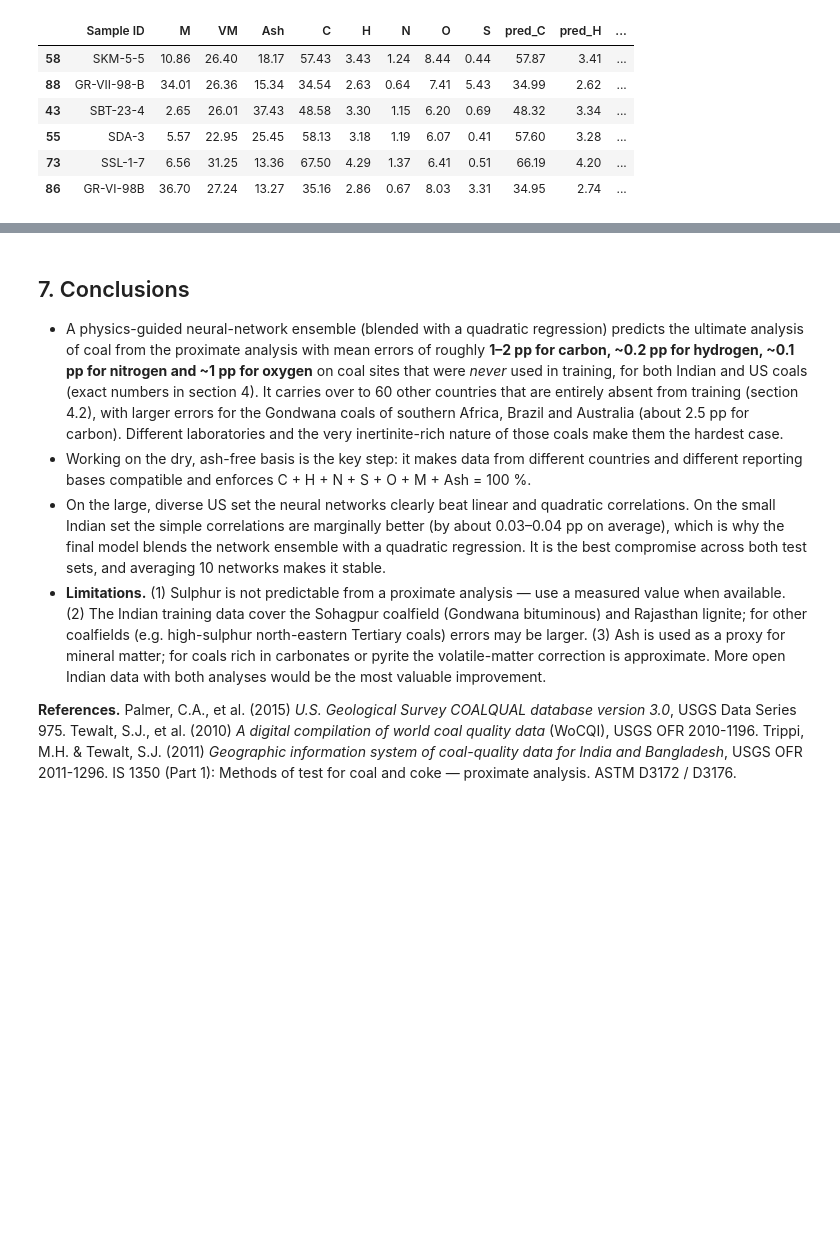
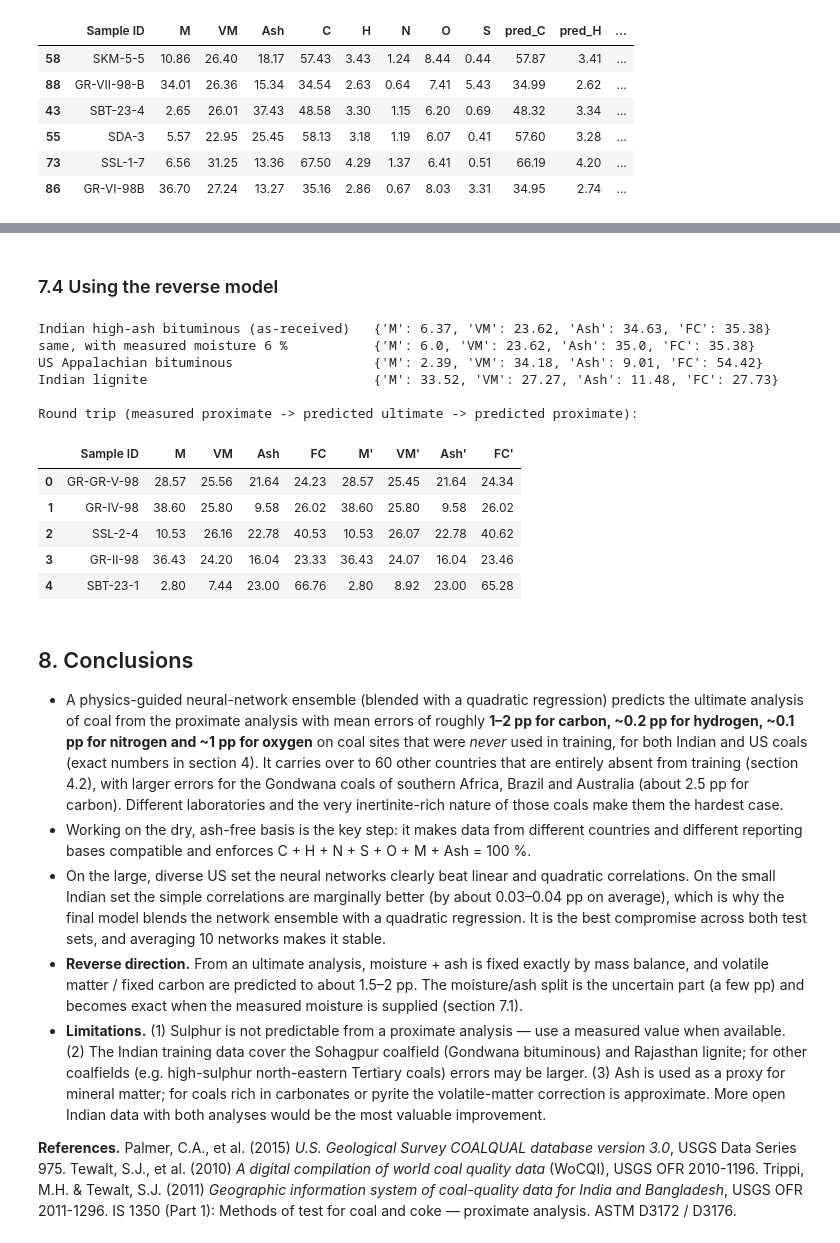
Before and after one commit to chemtrailsx/coal-ultimate-predictor, a Jupyter notebook: Coal_Proximate_to_Ultimate_Model.ipynb, the cells around one changed output, grey strips where cells are left out. Drawn from its saved outputs; the diff is of its cells as text; code cells hidden in the pictures; blank space fills up the shorter version.

```diff
--- a/Coal_Proximate_to_Ultimate_Model.ipynb
+++ b/Coal_Proximate_to_Ultimate_Model.ipynb
@@ -483,0 +647,6 @@ cmp
+# %%
+ext_vm = NNEnsemble(*REV["VM"][2:4], fx=rev_vm_x, fy=rev_vm_y).fit(rev_training_set("VM", us, ind))
+P = to_proximate(world, ext_vm.predict_daf(world), M_known=world.M.values)
+e = np.abs(P - world[["M", "VM", "Ash", "FC"]].values).mean(axis=0)
+print(f"World inventory (n={len(world)}, never used for the VM model), moisture given:  VM MAE {e[1]:.3f} pp | FC MAE {e[3]:.3f} pp")
+REV_EXT = {"VM": e[1], "FC": e[3]}
@@ -484,9 +698,47 @@ cmp
+# %% [markdown]
+### 7.4 Using the reverse model
+# %%
+def predict_proximate(C, H, N, O, S, M=None):
+    d = pd.DataFrame({"C": [C], "H": [H], "N": [N], "O": [O], "S": [S]})
+    if C + H + N + O + S > 100:
+        raise ValueError("C + H + N + O + S must not exceed 100 %")
+    P = to_proximate(d, final_rvm.predict_daf(d), final_rm.predict_daf(d), M_known=None if M is None else np.array([M]))[0]
+    return pd.Series(P, index=["M", "VM", "Ash", "FC"]).round(2)
+
+for name, x in {"Indian high-ash bituminous (as-received)": dict(C=47.8, H=3.0, N=1.0, O=6.5, S=0.7),
+                "same, with measured moisture 6 %": dict(C=47.8, H=3.0, N=1.0, O=6.5, S=0.7, M=6.0),
+                "US Appalachian bituminous": dict(C=74.8, H=4.9, N=1.5, O=6.0, S=1.4),
+                "Indian lignite": dict(C=39.2, H=2.8, N=0.7, O=10.9, S=1.4)}.items():
+    print(f"{name:42s}", predict_proximate(**x).to_dict())
+
+# round trip on Indian samples: proximate -> ultimate -> proximate (moisture given)
+s = ind.sample(5, random_state=3).copy()
+back = pd.DataFrame(to_ultimate(s, final.predict_daf(s)), columns=ULT)
+P = to_proximate(back, final_rvm.predict_daf(back), M_known=s.M.values)
+rt = s[["Sample ID", "M", "VM", "Ash", "FC"]].reset_index(drop=True)
+rt[["M'", "VM'", "Ash'", "FC'"]] = P.round(2)
+print("\nRound trip (measured proximate -> predicted ultimate -> predicted proximate):")
+rt
+# %% [output]
+Indian high-ash bituminous (as-received)   {'M': 6.37, 'VM': 23.62, 'Ash': 34.63, 'FC': 35.38}
+same, with measured moisture 6 %           {'M': 6.0, 'VM': 23.62, 'Ash': 35.0, 'FC': 35.38}
+US Appalachian bituminous                  {'M': 2.39, 'VM': 34.18, 'Ash': 9.01, 'FC': 54.42}
+Indian lignite                             {'M': 33.52, 'VM': 27.27, 'Ash': 11.48, 'FC': 27.73}
+
+Round trip (measured proximate -> predicted ultimate -> predicted proximate):
+|  | Sample ID | M | VM | Ash | FC | M' | VM' | Ash' | FC' |
+| 0 | GR-GR-V-98 | 28.57 | 25.56 | 21.64 | 24.23 | 28.57 | 25.45 | 21.64 | 24.34 |
+| 1 | GR-IV-98 | 38.60 | 25.80 | 9.58 | 26.02 | 38.60 | 25.80 | 9.58 | 26.02 |
+| 2 | SSL-2-4 | 10.53 | 26.16 | 22.78 | 40.53 | 10.53 | 26.07 | 22.78 | 40.62 |
+| 3 | GR-II-98 | 36.43 | 24.20 | 16.04 | 23.33 | 36.43 | 24.07 | 16.04 | 23.46 |
+| 4 | SBT-23-1 | 2.80 | 7.44 | 23.00 | 66.76 | 2.80 | 8.92 | 23.00 | 65.28 |
 # %% [markdown]
-## 7. Conclusions
+## 8. Conclusions
 
 * A physics-guided neural-network ensemble (blended with a quadratic regression) predicts the ultimate analysis of coal from the proximate analysis with mean errors of roughly **1–2 pp for carbon, ~0.2 pp for hydrogen, ~0.1 pp for nitrogen and ~1 pp for oxygen** on coal sites that were *never* used in training, for both Indian and US coals (exact numbers in section 4). It carries over to 60 other countries that are entirely absent from training (section 4.2), with larger errors for the Gondwana coals of southern Africa, Brazil and Australia (about 2.5 pp for carbon). Different laboratories and the very inertinite-rich nature of those coals make them the hardest case.
 * Working on the dry, ash-free basis is the key step: it makes data from different countries and different reporting bases compatible and enforces C + H + N + S + O + M + Ash = 100 %.
 * On the large, diverse US set the neural networks clearly beat linear and quadratic correlations. On the small Indian set the simple correlations are marginally better (by about 0.03–0.04 pp on average), which is why the final model blends the network ensemble with a quadratic regression. It is the best compromise across both test sets, and averaging 10 networks makes it stable.
+* **Reverse direction.** From an ultimate analysis, moisture + ash is fixed exactly by mass balance, and volatile matter / fixed carbon are predicted to about 1.5–2 pp. The moisture/ash split is the uncertain part (a few pp) and becomes exact when the measured moisture is supplied (section 7.1).
 * **Limitations.** (1) Sulphur is not predictable from a proximate analysis — use a measured value when available. (2) The Indian training data cover the Sohagpur coalfield (Gondwana bituminous) and Rajasthan lignite; for other coalfields (e.g. high-sulphur north-eastern Tertiary coals) errors may be larger. (3) Ash is used as a proxy for mineral matter; for coals rich in carbonates or pyrite the volatile-matter correction is approximate. More open Indian data with both analyses would be the most valuable improvement.
 
 **References.** Palmer, C.A., et al. (2015) *U.S. Geological Survey COALQUAL database version 3.0*, USGS Data Series 975. Tewalt, S.J., et al. (2010) *A digital compilation of world coal quality data* (WoCQI), USGS OFR 2010-1196. Trippi, M.H. & Tewalt, S.J. (2011) *Geographic information system of coal-quality data for India and Bangladesh*, USGS OFR 2011-1296. IS 1350 (Part 1): Methods of test for coal and coke — proximate analysis. ASTM D3172 / D3176.
```
Also changed, not shown: parts of 14 cells of this notebook, 8 other files.
